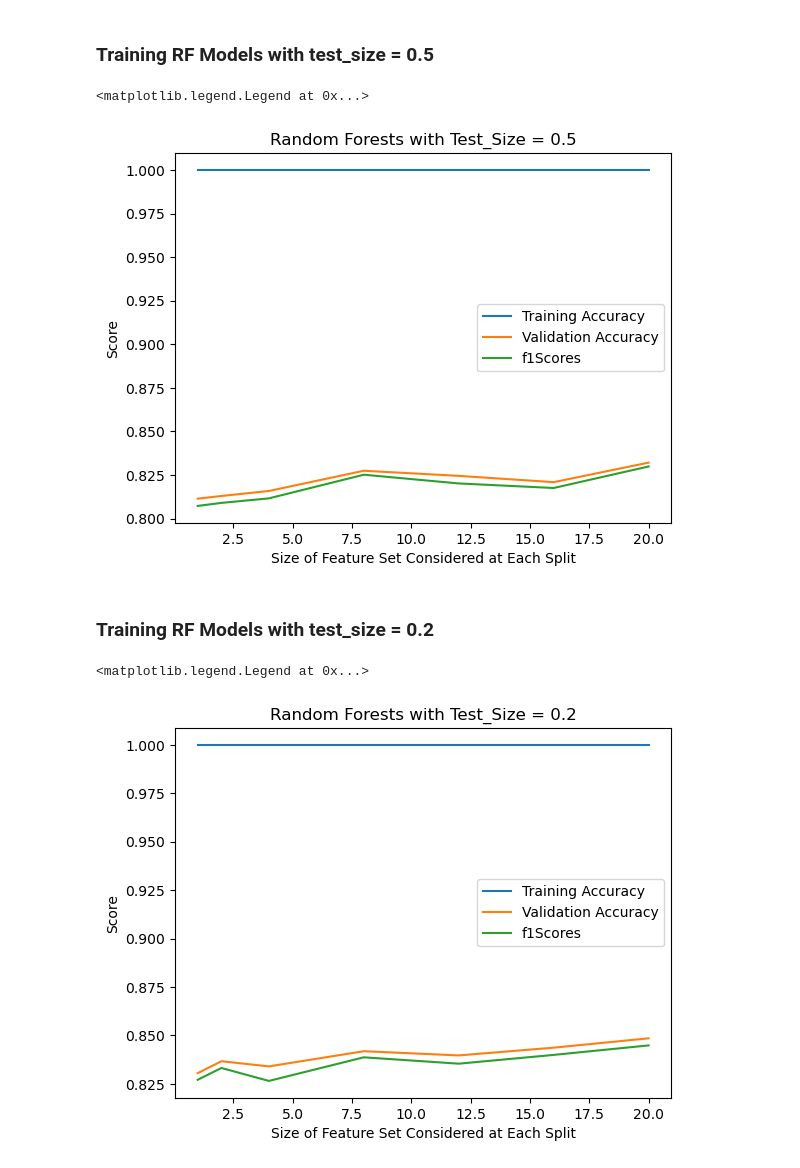
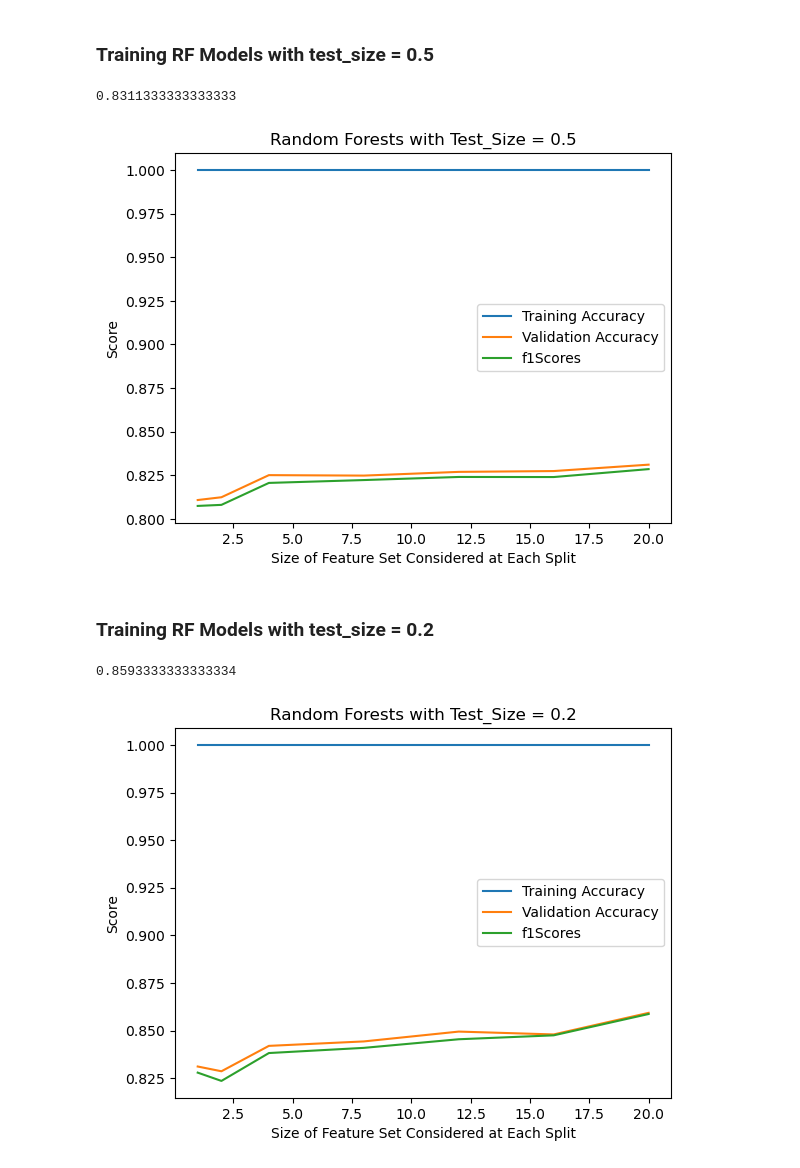
Before and after one commit to alihuss1017/COGS118AFinal, a Jupyter notebook: cover.ipynb, the cells around one changed output. Drawn from its saved outputs; the diff is of its cells as text; code cells hidden in the pictures.

```diff
--- a/cover.ipynb
+++ b/cover.ipynb
@@ -178,7 +185,7 @@ plt.legend()
 # %% [markdown]
 ### Training RF Models with test_size = 0.5
 # %%
-train_acc, val_acc, f1_scores = train_models(X, Y, rf_models, 0.5)
+train_acc, val_acc, f1_scores, best_acc, best_rf_model = train_models(X, Y, rf_models, 0.5)
 plt.title("Random Forests with Test_Size = 0.5")
 plt.xlabel(r"Size of Feature Set Considered at Each Split")
 plt.ylabel("Score")
@@ -186,20 +193,22 @@ plt.plot(rf_splits, train_acc, label = "Training Accuracy")
 plt.plot(rf_splits, val_acc, label = "Validation Accuracy")
 plt.plot(rf_splits, f1_scores, label = "f1Scores")
 plt.legend()
+print(best_acc)
 # %% [output]
-<matplotlib.legend.Legend at 0x...>
+0.8311333333333333
-[figure, old version]
+[figure, new version]
 # %% [markdown]
 ### Training RF Models with test_size = 0.2
 # %%
-train_acc, val_acc, f1_scores = train_models(X, Y, rf_models, 0.2)
+train_acc, val_acc, f1_scores, best_acc, best_rf_model = train_models(X, Y, rf_models, 0.2)
 plt.title("Random Forests with Test_Size = 0.2")
 plt.xlabel(r"Size of Feature Set Considered at Each Split")
 plt.ylabel("Score")
 plt.plot(rf_splits, train_acc, label = "Training Accuracy")
 plt.plot(rf_splits, val_acc, label = "Validation Accuracy")
 plt.plot(rf_splits, f1_scores, label = "f1Scores")
 plt.legend()
+print(best_acc)
 # %% [output]
-<matplotlib.legend.Legend at 0x...>
+0.8593333333333334
-[figure, old version]
+[figure, new version]
```
Also changed, not shown: parts of 10 cells of this notebook, 4 other files.
